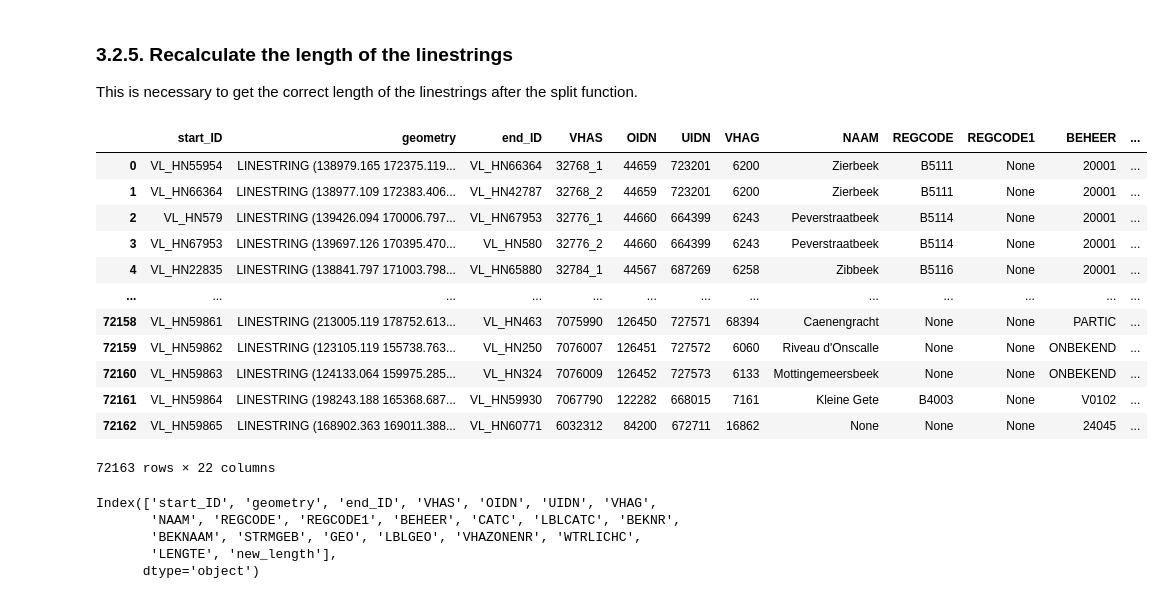
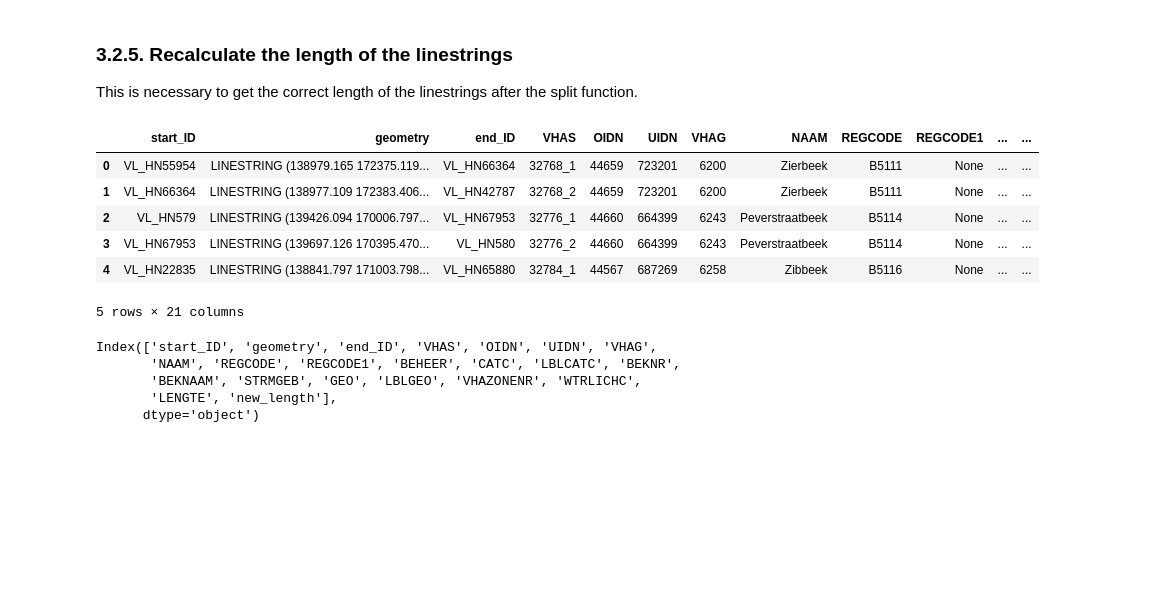
Before and after one commit to naomithiru/go-peg, a Jupyter notebook: notebooks/networks.ipynb, the cells around one changed output. Cells and saved outputs as stored; diff of their text form; code cells hidden in the pictures; blank space fills up the shorter version.

```diff
--- a/notebooks/networks.ipynb
+++ b/notebooks/networks.ipynb
@@ -1047,6 +1058,6 @@ water_df_trimmed:  11771
 
 This is necessary to get the correct length of the linestrings after the split function.
 # %%
-segments_to_water["new_length"] = segments_to_water["geometry"].apply(
+segments_to_water["LENGTE"] = segments_to_water["geometry"].apply(
     lambda x: x.length
 )
@@ -1053,19 +1066,13 @@ segments_to_water["new_length"] = segments_to_water["geometry"].apply(
 # %%
-segments_to_water
+segments_to_water.head()
 # %% [output]
-|  | start_ID | geometry | end_ID | VHAS | OIDN | UIDN | VHAG | NAAM | REGCODE | REGCODE1 | BEHEER | ... |
-| 0 | VL_HN55954 | LINESTRING (138979.165 172375.119... | VL_HN66364 | 32768_1 | 44659 | 723201 | 6200 | Zierbeek | B5111 | None | 20001 | ... |
-| 1 | VL_HN66364 | LINESTRING (138977.109 172383.406... | VL_HN42787 | 32768_2 | 44659 | 723201 | 6200 | Zierbeek | B5111 | None | 20001 | ... |
-| 2 | VL_HN579 | LINESTRING (139426.094 170006.797... | VL_HN67953 | 32776_1 | 44660 | 664399 | 6243 | Peverstraatbeek | B5114 | None | 20001 | ... |
-| 3 | VL_HN67953 | LINESTRING (139697.126 170395.470... | VL_HN580 | 32776_2 | 44660 | 664399 | 6243 | Peverstraatbeek | B5114 | None | 20001 | ... |
-| 4 | VL_HN22835 | LINESTRING (138841.797 171003.798... | VL_HN65880 | 32784_1 | 44567 | 687269 | 6258 | Zibbeek | B5116 | None | 20001 | ... |
-| ... | ... | ... | ... | ... | ... | ... | ... | ... | ... | ... | ... | ... |
-| 72158 | VL_HN59861 | LINESTRING (213005.119 178752.613... | VL_HN463 | 7075990 | 126450 | 727571 | 68394 | Caenengracht | None | None | PARTIC | ... |
-| 72159 | VL_HN59862 | LINESTRING (123105.119 155738.763... | VL_HN250 | 7076007 | 126451 | 727572 | 6060 | Riveau d'Onscalle | None | None | ONBEKEND | ... |
-| 72160 | VL_HN59863 | LINESTRING (124133.064 159975.285... | VL_HN324 | 7076009 | 126452 | 727573 | 6133 | Mottingemeersbeek | None | None | ONBEKEND | ... |
-| 72161 | VL_HN59864 | LINESTRING (198243.188 165368.687... | VL_HN59930 | 7067790 | 122282 | 668015 | 7161 | Kleine Gete | B4003 | None | V0102 | ... |
-| 72162 | VL_HN59865 | LINESTRING (168902.363 169011.388... | VL_HN60771 | 6032312 | 84200 | 672711 | 16862 | None | None | None | 24045 | ... |
+|  | start_ID | geometry | end_ID | VHAS | OIDN | UIDN | VHAG | NAAM | REGCODE | REGCODE1 | ... | ... |
+| 0 | VL_HN55954 | LINESTRING (138979.165 172375.119... | VL_HN66364 | 32768_1 | 44659 | 723201 | 6200 | Zierbeek | B5111 | None | ... | ... |
+| 1 | VL_HN66364 | LINESTRING (138977.109 172383.406... | VL_HN42787 | 32768_2 | 44659 | 723201 | 6200 | Zierbeek | B5111 | None | ... | ... |
+| 2 | VL_HN579 | LINESTRING (139426.094 170006.797... | VL_HN67953 | 32776_1 | 44660 | 664399 | 6243 | Peverstraatbeek | B5114 | None | ... | ... |
+| 3 | VL_HN67953 | LINESTRING (139697.126 170395.470... | VL_HN580 | 32776_2 | 44660 | 664399 | 6243 | Peverstraatbeek | B5114 | None | ... | ... |
+| 4 | VL_HN22835 | LINESTRING (138841.797 171003.798... | VL_HN65880 | 32784_1 | 44567 | 687269 | 6258 | Zibbeek | B5116 | None | ... | ... |
-72163 rows × 22 columns
+5 rows × 21 columns
 # %%
 segments_to_water.columns
 # %% [output]
```
Also changed, not shown: parts of 17 cells of this notebook, 8 other files.
